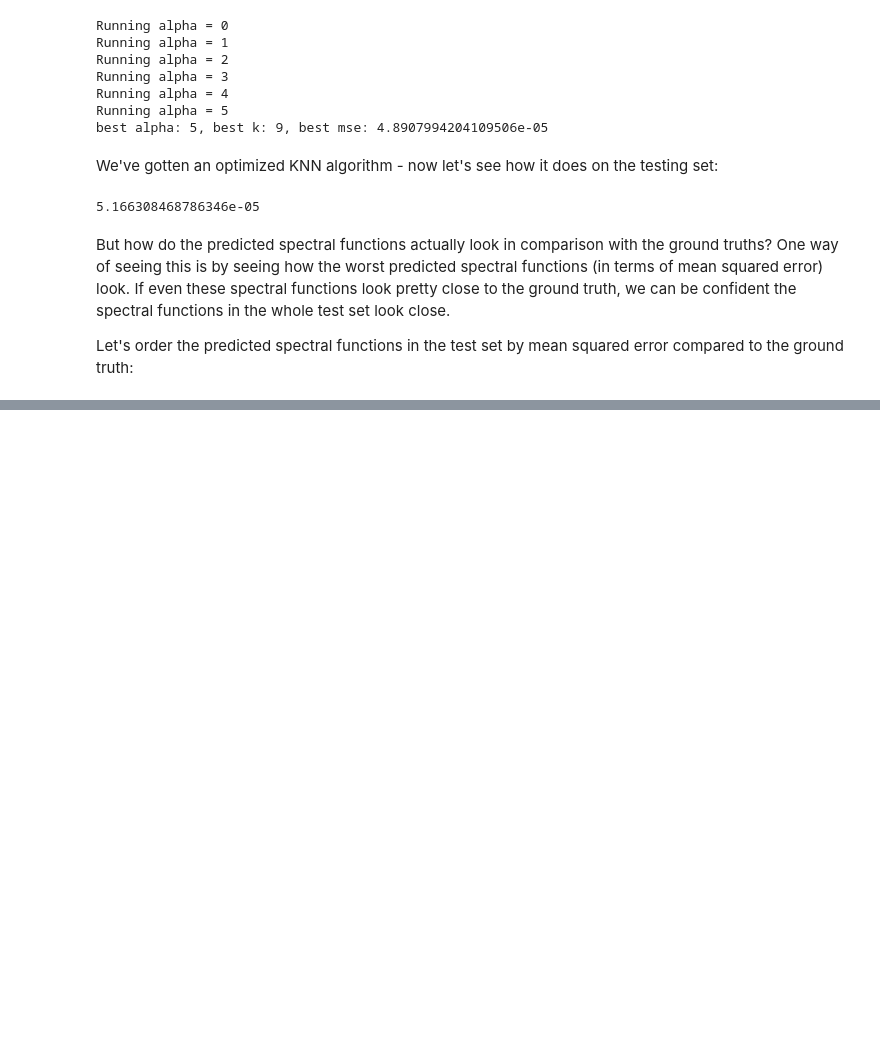
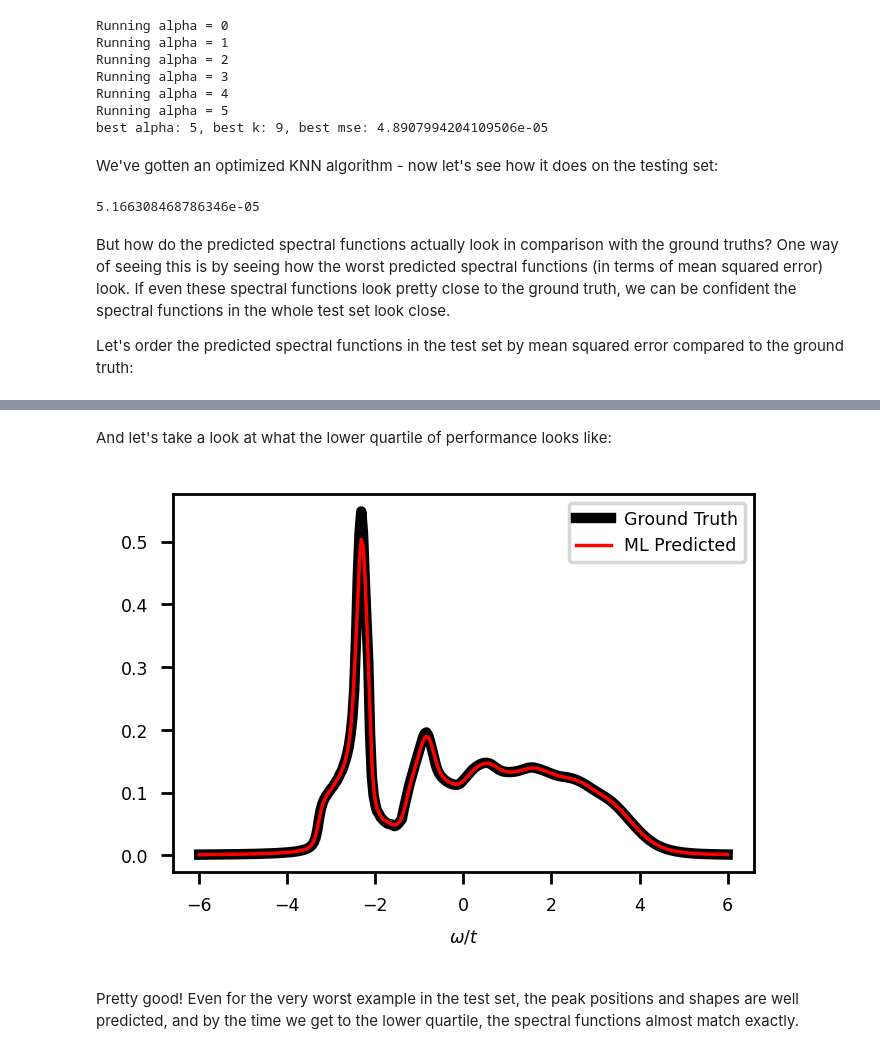
Before and after one commit to JackieLee23/KNN-Tutorial, a Jupyter notebook: KNN_tutorial.ipynb, the cells around one changed output, grey strips where cells are left out. Cells and saved outputs as stored; diff of their text form; code cells hidden in the pictures; blank space fills up the shorter version.

```diff
--- a/KNN_tutorial.ipynb
+++ b/KNN_tutorial.ipynb
@@ -470,0 +486,14 @@ Let's order the predicted spectral functions in the test set by mean squared err
+# %% [markdown]
+And let's take a look at what the lower quartile of performance looks like:
+# %%
+fig, ax = plt.subplots()
+test_size = len(sorted_truth)
+ax.plot(np.linspace(-6, 6, 301), sorted_truth[test_size // 4], color = "black", linewidth = 3, label = "Ground Truth")
+ax.plot(np.linspace(-6, 6, 301), sorted_pred[test_size // 4], color = "red", linewidth = 1, label = "ML Predicted")
+
+ax.legend()
+ax.set_xlabel("$\omega/t$");
+# %% [output]
+[figure, added]
+# %% [markdown]
+Pretty good! Even for the very worst example in the test set, the peak positions and shapes are well predicted, and by the time we get to the lower quartile, the spectral functions almost match exactly.
```
Also changed, not shown: parts of 2 cells of this notebook.
